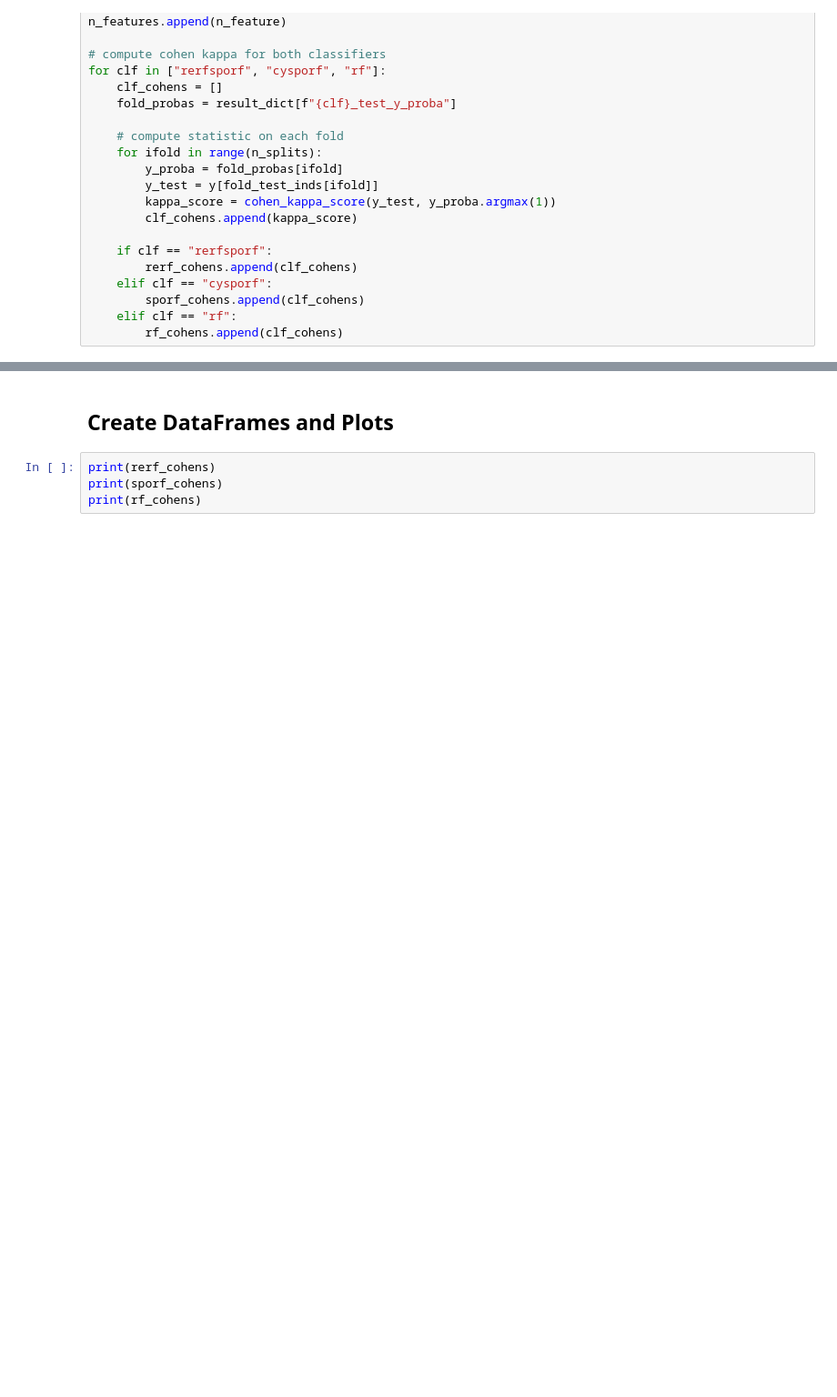
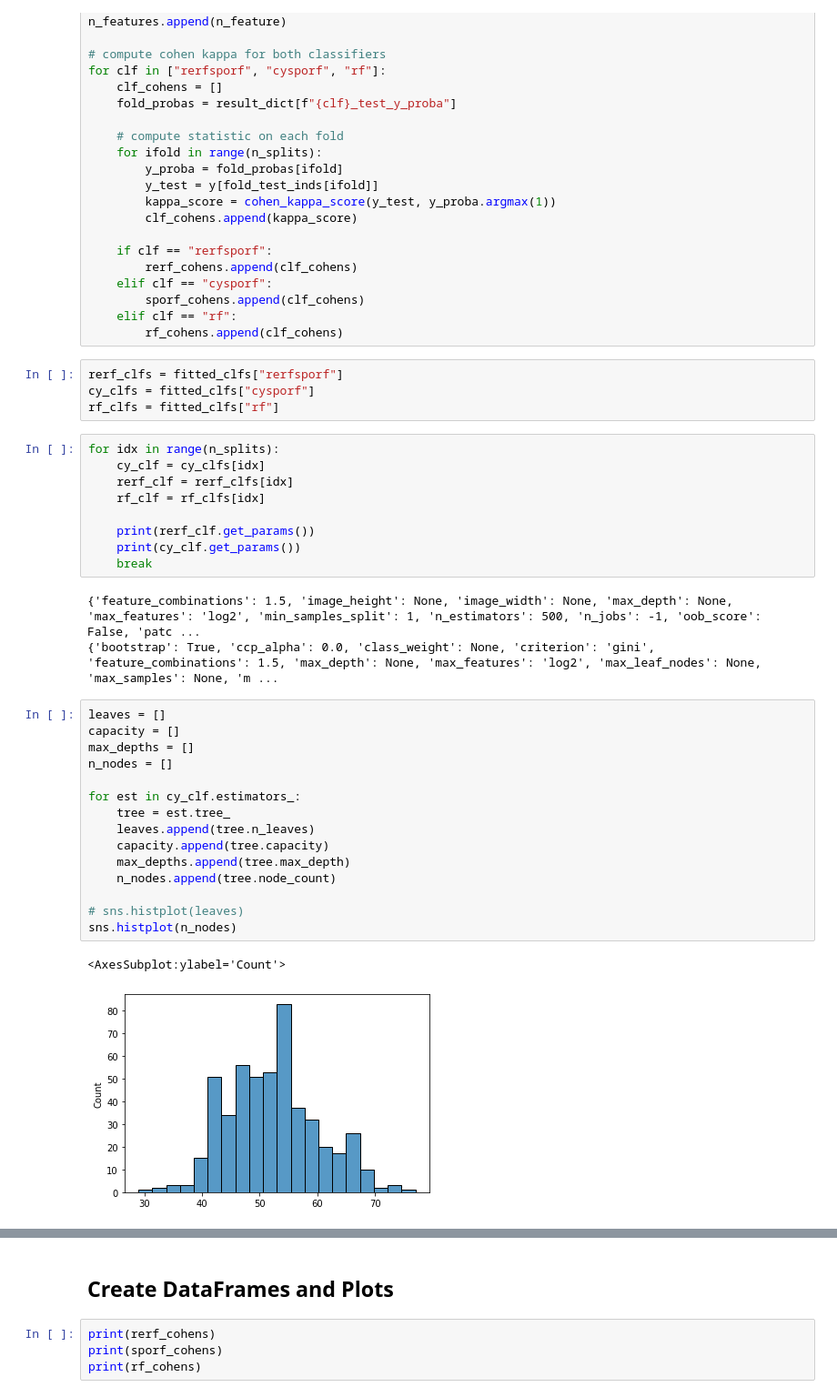
Before and after one commit to NeuroDataDesign/manifold_random_forests, a Jupyter notebook: validation/cc18_rerf_vs_cysporf.ipynb, the cells around one changed output, grey strips where cells are left out. Shown at 91% size. Cells and saved outputs as stored; diff of their text form; blank space fills up the shorter version.

```diff
--- a/validation/cc18_rerf_vs_cysporf.ipynb
+++ b/validation/cc18_rerf_vs_cysporf.ipynb
@@ -251,3 +255,37 @@ for clf in ["rerfsporf", "cysporf", "rf"]:
         sporf_cohens.append(clf_cohens)
     elif clf == "rf":
         rf_cohens.append(clf_cohens)
+# %%
+rerf_clfs = fitted_clfs["rerfsporf"]
+cy_clfs = fitted_clfs["cysporf"]
+rf_clfs = fitted_clfs["rf"]
+# %%
+for idx in range(n_splits):
+    cy_clf = cy_clfs[idx]
+    rerf_clf = rerf_clfs[idx]
+    rf_clf = rf_clfs[idx]
+
+    print(rerf_clf.get_params())
+    print(cy_clf.get_params())
+    break
+# %% [output]
+{'feature_combinations': 1.5, 'image_height': None, 'image_width': None, 'max_depth': None, 'max_features': 'log2', 'min_samples_split': 1, 'n_estimators': 500, 'n_jobs': -1, 'oob_score': False, 'patc ...
+{'bootstrap': True, 'ccp_alpha': 0.0, 'class_weight': None, 'criterion': 'gini', 'feature_combinations': 1.5, 'max_depth': None, 'max_features': 'log2', 'max_leaf_nodes': None, 'max_samples': None, 'm ...
+# %%
+leaves = []
+capacity = []
+max_depths = []
+n_nodes = []
+
+for est in cy_clf.estimators_:
+    tree = est.tree_
+    leaves.append(tree.n_leaves)
+    capacity.append(tree.capacity)
+    max_depths.append(tree.max_depth)
+    n_nodes.append(tree.node_count)
+
+# sns.histplot(leaves)
+sns.histplot(n_nodes)
+# %% [output]
+<AxesSubplot:ylabel='Count'>
+[figure, added]
```
Also changed, not shown: parts of 8 cells of this notebook, 7 other files.
